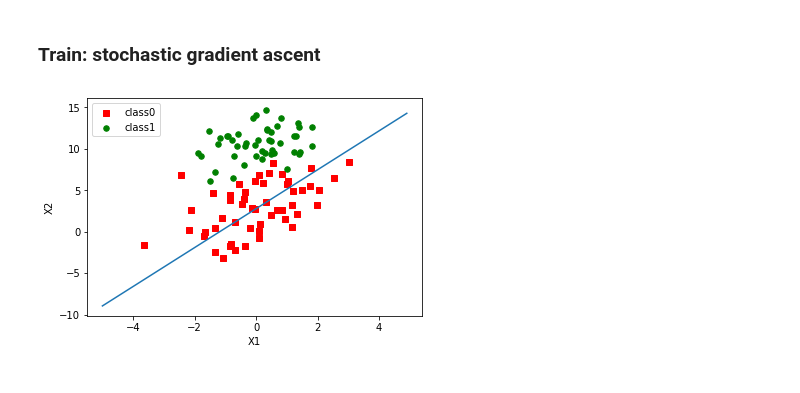
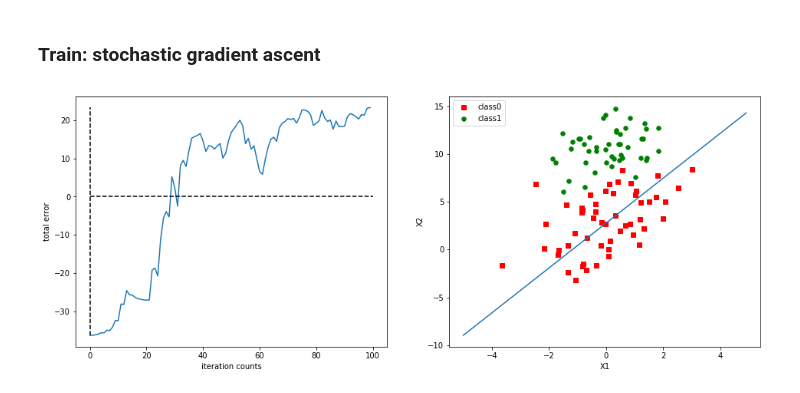
Before and after one commit to taicaile/study_notes, a Jupyter notebook: 002_MachineLearninginAction/Chapter 5 Logistic regression/Chapter 5 Logistic regression.ipynb, the cells around one changed output. Saved outputs shown, nothing was run; the diff lists cells and outputs as text; code cells hidden in the pictures.

```diff
--- a/002_MachineLearninginAction/Chapter 5 Logistic regression/Chapter 5 Logistic regression.ipynb
+++ b/002_MachineLearninginAction/Chapter 5 Logistic regression/Chapter 5 Logistic regression.ipynb
@@ -78,3 +143,5 @@ def gradAscent(dataMatIn, classLabels):
 # %%
-dataArr,labelMat=loadDataSet()
-weights = gradAscent(dataArr,labelMat)
+dataArr, labelMat = loadDataSet()
+weights, errorHisotory = gradAscent(dataArr, labelMat)
+
+plotBestFit(weights.getA(), errorHisotory)
@@ -81,23 +149,0 @@ weights = gradAscent(dataArr,labelMat)
-# %%
-def plotBestFit(weights):
-    import matplotlib.pyplot as plt
-    dataMat,labelMat=loadDataSet()
-    dataArr = np.array(dataMat)
-    n = np.shape(dataArr)[0]
-    xcord1 = []; ycord1 = []
-    xcord2 = []; ycord2 = []
-    for i in range(n):
-        if int(labelMat[i])== 1:
-            xcord1.append(dataArr[i,1]); ycord1.append(dataArr[i,2])
-        else:
-            xcord2.append(dataArr[i,1]); ycord2.append(dataArr[i,2])
-    fig = plt.figure()
-    ax = fig.add_subplot(111)
-    ax.scatter(xcord1, ycord1, s=30, c='red', marker='s',label='class0')
-    ax.scatter(xcord2, ycord2, s=30, c='green',label='class1')
-    x = np.arange(-5.0, 5.0, 0.1)
-    y = (-weights[0]-weights[1]*x)/weights[2]
-    ax.plot(x, y)
-    plt.legend()
-    plt.xlabel('X1'); plt.ylabel('X2');
-    plt.show()
@@ -109,6 +151,7 @@ plotBestFit(weights.getA())
 ### Train: stochastic gradient ascent
 # %%
 def stocGradAscent0(dataMatrix, classLabels):
+    errorHistory = []
     m,n = np.shape(dataMatrix)
     alpha = 0.01
     weights = np.ones(n)
@@ -116,12 +159,18 @@ def stocGradAscent0(dataMatrix, classLabels):
         h = sigmoid(np.sum(dataMatrix[i]*weights))
         error = classLabels[i] - h
         weights = weights + alpha * error * dataMatrix[i]
-    return weights
+
+        # add erros history record
+        h_ = sigmoid((dataMatrix*weights).sum(axis=1))
+        error_ = (classLabels - h_)
+        errorHistory.append(error_.sum(axis=0))
+
+    return weights,errorHistory
 # %%
 dataArr,labelMat=loadDataSet()
-weights = stocGradAscent0(np.array(dataArr),labelMat)
-plotBestFit(weights)
+weights ,errorHistory= stocGradAscent0(np.array(dataArr),labelMat)
+plotBestFit(weights,errorHistory)
 # %% [output]
-[figure, old version]
+[figure, new version]
 # %%
 def stocGradAscent1(dataMatrix, classLabels, numIter = 150):
```
Also changed, not shown: parts of 12 cells of this notebook.
